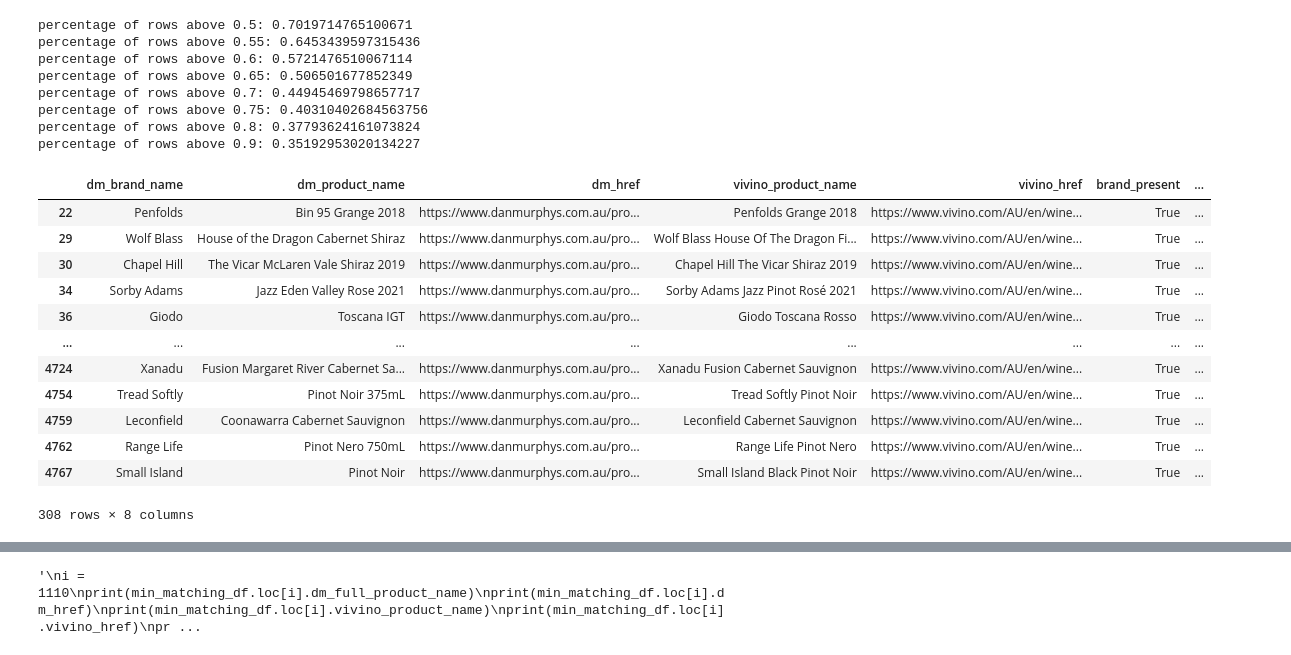
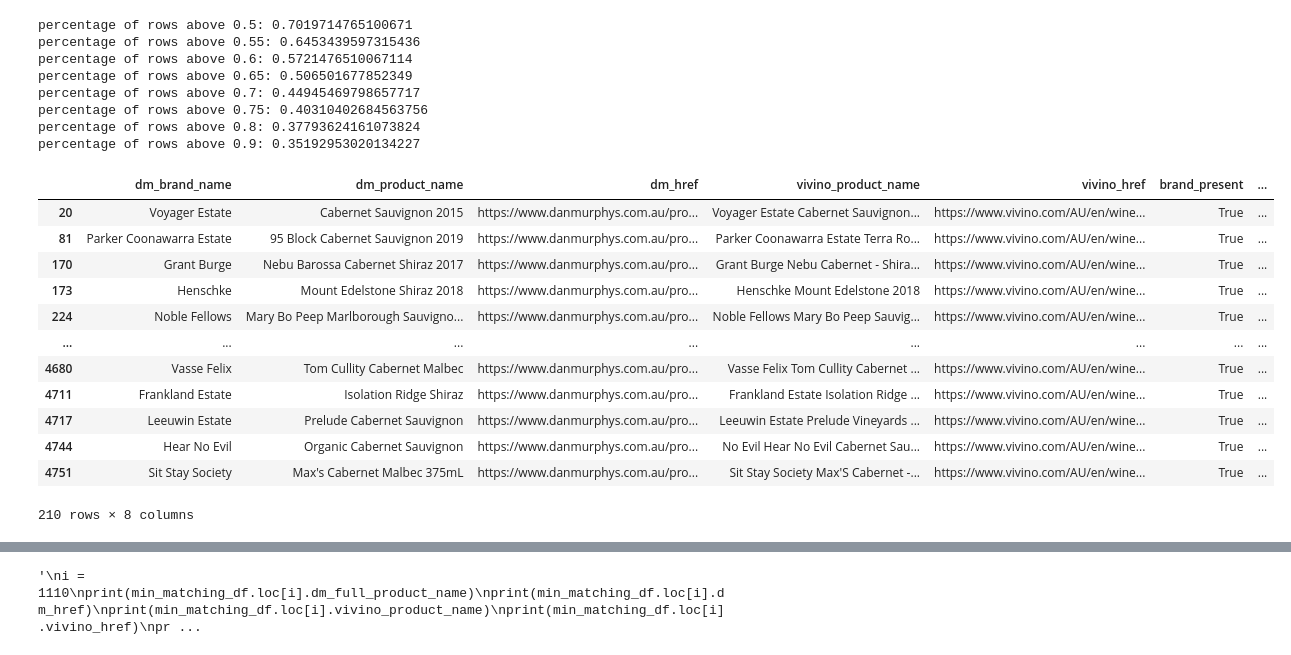
Before and after one commit to coreyj42/winevalet_webscraping, a Jupyter notebook: vivino_scraping/eda_vivino_product_matching.ipynb, the cells around one changed output, grey strips where cells are left out. Saved outputs shown, nothing was run; the diff lists cells and outputs as text; code cells hidden in the pictures.

Commit message:
final tweaks to similar product matching metrics

```diff
--- a/vivino_scraping/eda_vivino_product_matching.ipynb
+++ b/vivino_scraping/eda_vivino_product_matching.ipynb
@@ -155,22 +157,22 @@ def calculate_jaccard_similarity(row):
     stop_words = set(stopwords.words('english'))
 
     # remove brand from vivino product name
-    print("############################################")
-    print("remove brand from vivino product name")
-    print("vivino_product_before:", row["vivino_product_name"])
+    debug_print("############################################")
+    debug_print("Removing brand from vivino product name...")
+    debug_print("vivino_product_before:", row["vivino_product_name"])
     dm_brand_name = remove_punctuation(unidecode(row["dm_brand_name"].lower()))
     vivino_product_name = remove_punctuation(unidecode(row["vivino_product_name"].lower()))
     vivino_product_name = remove_substring_and_strip(vivino_product_name, dm_brand_name)
-    print("dm_brand_name:", dm_brand_name)
-    print("vivino_product_name_after:", vivino_product_name)
-    print()
+    debug_print("dm_brand_name:", dm_brand_name)
+    debug_print("vivino_product_name_after:", vivino_product_name)
+    debug_print()
 
     # Tokenize the product names into words and convert to lower case
-    print("Tokenize the product names into words and convert to lower case")
+    debug_print("Tokenizing the product names into words and convert to lower case...")
     dm_product_name = remove_punctuation(unidecode(row['dm_product_name'].lower()))
     dm_tokens = word_tokenize(dm_product_name)
     vivino_tokens = word_tokenize(vivino_product_name)
-    print("calculating jaccard_similarity:", dm_product_name, "---", vivino_product_name)
+    debug_print("calculating jaccard_similarity:", dm_product_name, "---", vivino_product_name)
     print()
 
     # Remove stop words and non-alphanumeric tokens
@@ -183,17 +185,17 @@ def calculate_jaccard_similarity(row):
 
     # Calculate Jaccard similarity
     intersection = dm_set.intersection(vivino_set)
-    print("intersection:", intersection)
+    debug_print("intersection:", intersection)
     union = dm_set.union(vivino_set)
-    print("union:", union)
+    debug_print("union:", union)
 
     if not union:
         return 0.0  # Handle the case when both sets are empty
 
     jaccard_similarity = len(intersection) / len(union)
 
-    print("jaccard_similarity:", jaccard_similarity)
-    print("\n\n")
+    debug_print("jaccard_similarity:", jaccard_similarity)
+    debug_print("\n\n")
     return jaccard_similarity
 
 # Apply the function to each row
@@ -266,20 +250,20 @@ percentage of rows above 0.75: 0.40310402684563756
 percentage of rows above 0.8: 0.37793624161073824
 percentage of rows above 0.9: 0.35192953020134227
 # %%
-min_matching_df = matching_df[(matching_df["levenshtein_similarity"] > 0.6) & (matching_df["levenshtein_similarity"] < 0.65)]
+min_matching_df = matching_df[(matching_df["levenshtein_similarity"] >= 0.7) & (matching_df["levenshtein_similarity"] < 0.75)]
 min_matching_df
 # %% [output]
 |  | dm_brand_name | dm_product_name | dm_href | vivino_product_name | vivino_href | brand_present | ... |
-| 22 | Penfolds | Bin 95 Grange 2018 | https://www.danmurphys.com.au/pro... | Penfolds Grange 2018 | https://www.vivino.com/AU/en/wine... | True | ... |
-| 29 | Wolf Blass | House of the Dragon Cabernet Shiraz | https://www.danmurphys.com.au/pro... | Wolf Blass House Of The Dragon Fi... | https://www.vivino.com/AU/en/wine... | True | ... |
-| 30 | Chapel Hill | The Vicar McLaren Vale Shiraz 2019 | https://www.danmurphys.com.au/pro... | Chapel Hill The Vicar Shiraz 2019 | https://www.vivino.com/AU/en/wine... | True | ... |
-| 34 | Sorby Adams | Jazz Eden Valley Rose 2021 | https://www.danmurphys.com.au/pro... | Sorby Adams Jazz Pinot Rosé 2021 | https://www.vivino.com/AU/en/wine... | True | ... |
-| 36 | Giodo | Toscana IGT | https://www.danmurphys.com.au/pro... | Giodo Toscana Rosso | https://www.vivino.com/AU/en/wine... | True | ... |
+| 20 | Voyager Estate | Cabernet Sauvignon 2015 | https://www.danmurphys.com.au/pro... | Voyager Estate Cabernet Sauvignon... | https://www.vivino.com/AU/en/wine... | True | ... |
+| 81 | Parker Coonawarra Estate | 95 Block Cabernet Sauvignon 2019 | https://www.danmurphys.com.au/pro... | Parker Coonawarra Estate Terra Ro... | https://www.vivino.com/AU/en/wine... | True | ... |
+| 170 | Grant Burge | Nebu Barossa Cabernet Shiraz 2017 | https://www.danmurphys.com.au/pro... | Grant Burge Nebu Cabernet - Shira... | https://www.vivino.com/AU/en/wine... | True | ... |
+| 173 | Henschke | Mount Edelstone Shiraz 2018 | https://www.danmurphys.com.au/pro... | Henschke Mount Edelstone 2018 | https://www.vivino.com/AU/en/wine... | True | ... |
+| 224 | Noble Fellows | Mary Bo Peep Marlborough Sauvigno... | https://www.danmurphys.com.au/pro... | Noble Fellows Mary Bo Peep Sauvig... | https://www.vivino.com/AU/en/wine... | True | ... |
 | ... | ... | ... | ... | ... | ... | ... | ... |
-| 4724 | Xanadu | Fusion Margaret River Cabernet Sa... | https://www.danmurphys.com.au/pro... | Xanadu Fusion Cabernet Sauvignon | https://www.vivino.com/AU/en/wine... | True | ... |
-| 4754 | Tread Softly | Pinot Noir 375mL | https://www.danmurphys.com.au/pro... | Tread Softly Pinot Noir | https://www.vivino.com/AU/en/wine... | True | ... |
-| 4759 | Leconfield | Coonawarra Cabernet Sauvignon | https://www.danmurphys.com.au/pro... | Leconfield Cabernet Sauvignon | https://www.vivino.com/AU/en/wine... | True | ... |
-| 4762 | Range Life | Pinot Nero 750mL | https://www.danmurphys.com.au/pro... | Range Life Pinot Nero | https://www.vivino.com/AU/en/wine... | True | ... |
-| 4767 | Small Island | Pinot Noir | https://www.danmurphys.com.au/pro... | Small Island Black Pinot Noir | https://www.vivino.com/AU/en/wine... | True | ... |
+| 4680 | Vasse Felix | Tom Cullity Cabernet Malbec | https://www.danmurphys.com.au/pro... | Vasse Felix Tom Cullity Cabernet ... | https://www.vivino.com/AU/en/wine... | True | ... |
+| 4711 | Frankland Estate | Isolation Ridge Shiraz | https://www.danmurphys.com.au/pro... | Frankland Estate Isolation Ridge ... | https://www.vivino.com/AU/en/wine... | True | ... |
+| 4717 | Leeuwin Estate | Prelude Cabernet Sauvignon | https://www.danmurphys.com.au/pro... | Leeuwin Estate Prelude Vineyards ... | https://www.vivino.com/AU/en/wine... | True | ... |
+| 4744 | Hear No Evil | Organic Cabernet Sauvignon | https://www.danmurphys.com.au/pro... | No Evil Hear No Evil Cabernet Sau... | https://www.vivino.com/AU/en/wine... | True | ... |
+| 4751 | Sit Stay Society | Max's Cabernet Malbec 375mL | https://www.danmurphys.com.au/pro... | Sit Stay Society Max'S Cabernet -... | https://www.vivino.com/AU/en/wine... | True | ... |
-308 rows × 8 columns
+210 rows × 8 columns
 # %%
```
Also changed, not shown: parts of 14 cells of this notebook, 4 other files.
